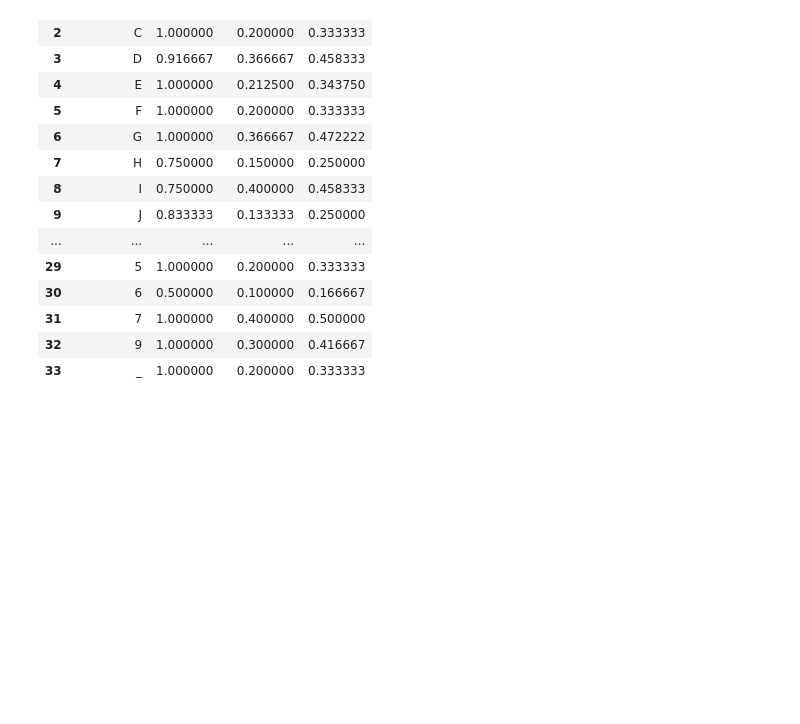
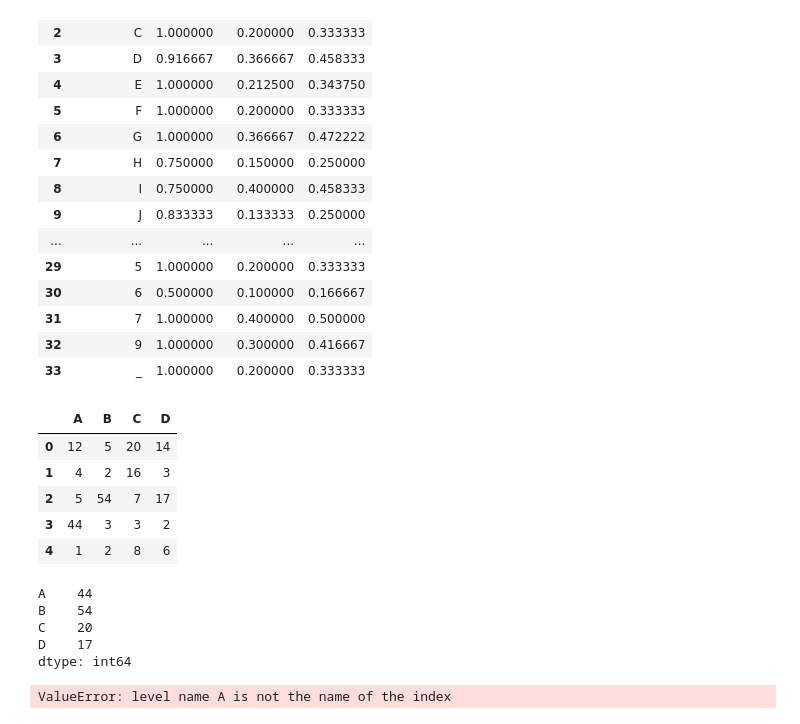
Before and after one commit to Ahmed-Eloraby/HomeRobot, a Jupyter notebook: src/Week 3.ipynb, the cells around one changed output. Drawn from its saved outputs; the diff is of its cells as text; code cells hidden in the pictures; blank space fills up the shorter version.

```diff
--- a/src/Week 3.ipynb
+++ b/src/Week 3.ipynb
@@ -622,3 +614,34 @@ characters_accuracy(clf2,df_extended_test)
 | 31 | 7 | 1.000000 | 0.400000 | 0.500000 |
 | 32 | 9 | 1.000000 | 0.300000 | 0.416667 |
 | 33 | _ | 1.000000 | 0.200000 | 0.333333 |
+# %%
+
+# importing pandas as pd
+
+# Creating the dataframe
+df = pd.DataFrame({"A":[12, 4, 5, 44, 1],
+                   "B":[5, 2, 54, 3, 2],
+                   "C":[20, 16, 7, 3, 8],
+                   "D":[14, 3, 17, 2, 6]})
+
+# Print the dataframe
+df
+# %% [output]
+|  | A | B | C | D |
+| 0 | 12 | 5 | 20 | 14 |
+| 1 | 4 | 2 | 16 | 3 |
+| 2 | 5 | 54 | 7 | 17 |
+| 3 | 44 | 3 | 3 | 2 |
+| 4 | 1 | 2 | 8 | 6 |
+# %%
+df.max(axis = 0)
+# %% [output]
+A    44
+B    54
+C    20
+D    17
+dtype: int64
+# %%
+df.max(axis = 0, level = "A")
+# %% [output]
+ValueError: level name A is not the name of the index
```
Also changed, not shown: parts of 8 cells of this notebook, 1 other file.
